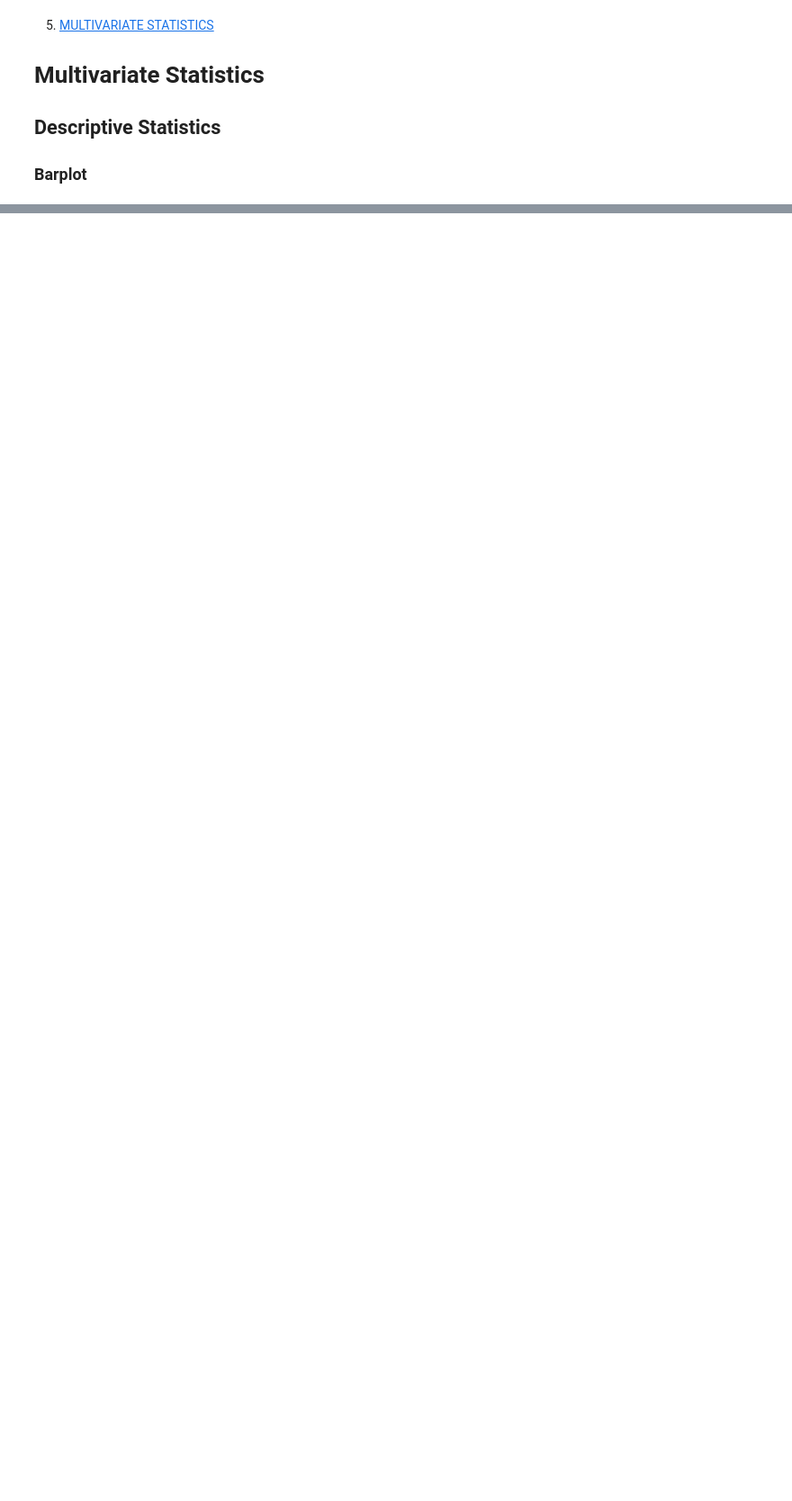
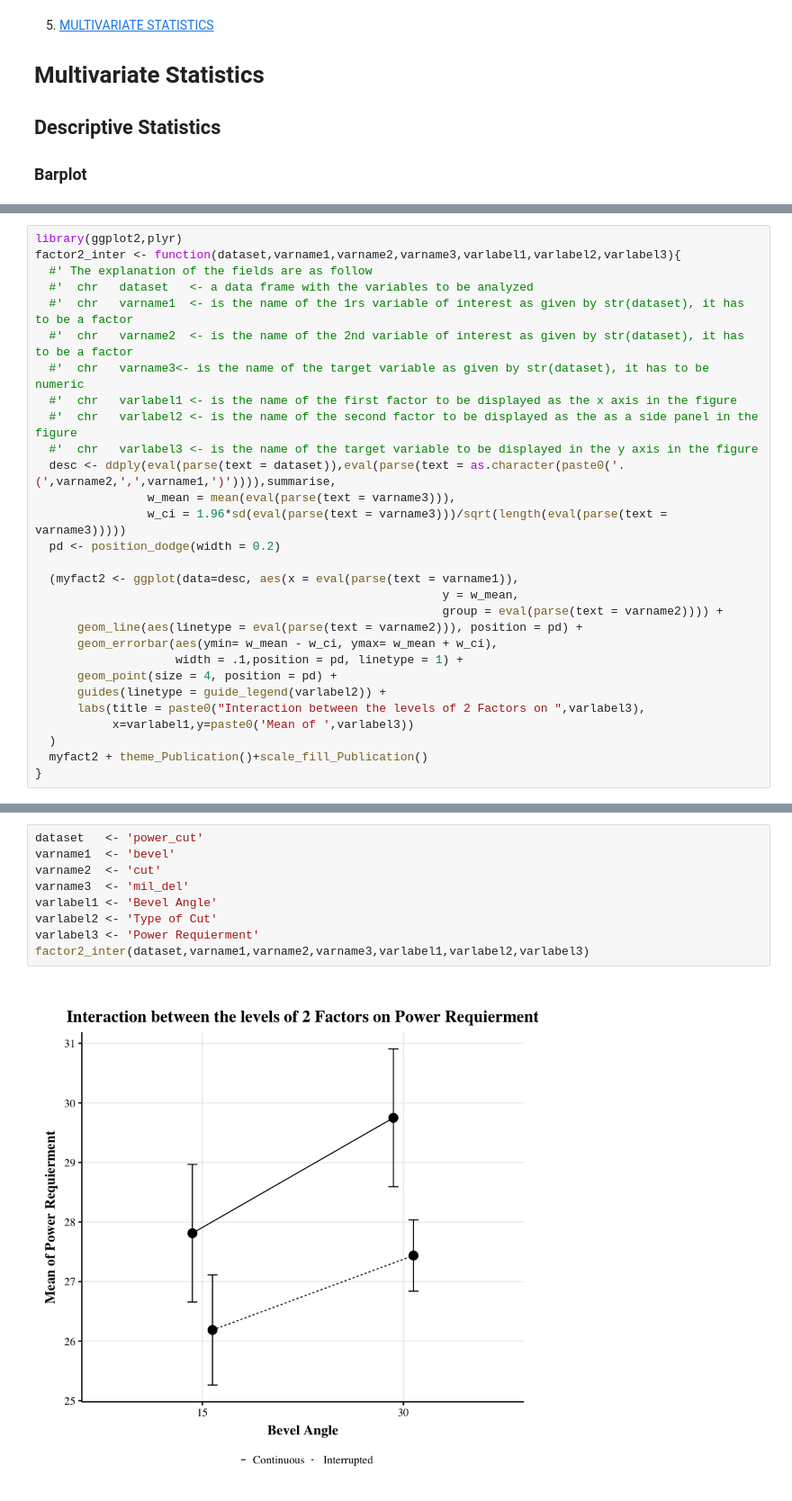
Before and after one commit to billytaipei101/6-R-statistics-for-Psy, a Jupyter notebook: R stats for psy.ipynb, the cells around one changed output, grey strips where cells are left out. Shown at 90% size. Drawn from its saved outputs; the diff is of its cells as text; blank space fills up the shorter version.

```diff
--- a/R stats for psy.ipynb
+++ b/R stats for psy.ipynb
@@ -766,0 +936,29 @@ myscatter01(dataset,varname,varname2,varlabel,varlabel2)
+# %%
+library(ggplot2,plyr)
+factor2_inter <- function(dataset,varname1,varname2,varname3,varlabel1,varlabel2,varlabel3){
+  #' The explanation of the fields are as follow
+  #'  chr   dataset   <- a data frame with the variables to be analyzed
+  #'  chr   varname1  <- is the name of the 1rs variable of interest as given by str(dataset), it has to be a factor
+  #'  chr   varname2  <- is the name of the 2nd variable of interest as given by str(dataset), it has to be a factor
+  #'  chr   varname3<- is the name of the target variable as given by str(dataset), it has to be numeric
+  #'  chr   varlabel1 <- is the name of the first factor to be displayed as the x axis in the figure
+  #'  chr   varlabel2 <- is the name of the second factor to be displayed as the as a side panel in the figure
+  #'  chr   varlabel3 <- is the name of the target variable to be displayed in the y axis in the figure
+  desc <- ddply(eval(parse(text = dataset)),eval(parse(text = as.character(paste0('.(',varname2,',',varname1,')')))),summarise,
+                w_mean = mean(eval(parse(text = varname3))),
+                w_ci = 1.96*sd(eval(parse(text = varname3)))/sqrt(length(eval(parse(text = varname3)))))
+  pd <- position_dodge(width = 0.2)
+
+  (myfact2 <- ggplot(data=desc, aes(x = eval(parse(text = varname1)),
+                                                          y = w_mean,
+                                                          group = eval(parse(text = varname2)))) +
+      geom_line(aes(linetype = eval(parse(text = varname2))), position = pd) +
+      geom_errorbar(aes(ymin= w_mean - w_ci, ymax= w_mean + w_ci),
+                    width = .1,position = pd, linetype = 1) +
+      geom_point(size = 4, position = pd) +
+      guides(linetype = guide_legend(varlabel2)) +
+      labs(title = paste0("Interaction between the levels of 2 Factors on ",varlabel3),
+           x=varlabel1,y=paste0('Mean of ',varlabel3))
+  )
+  myfact2 + theme_Publication()+scale_fill_Publication()
+}
@@ -766,0 +967,11 @@ myscatter01(dataset,varname,varname2,varlabel,varlabel2)
+# %%
+dataset   <- 'power_cut'
+varname1  <- 'bevel'
+varname2  <- 'cut'
+varname3  <- 'mil_del'
+varlabel1 <- 'Bevel Angle'
+varlabel2 <- 'Type of Cut'
+varlabel3 <- 'Power Requierment'
+factor2_inter(dataset,varname1,varname2,varname3,varlabel1,varlabel2,varlabel3)
+# %% [output]
+[figure, added]
```
Also changed, not shown: parts of 16 cells of this notebook.
